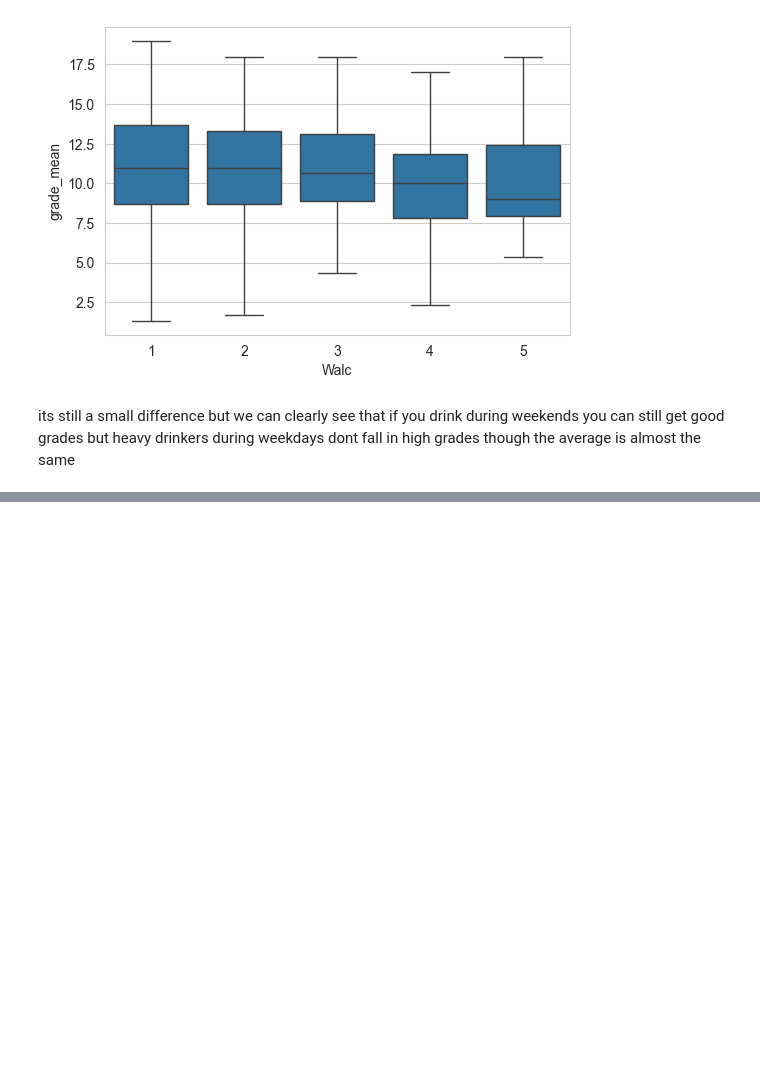
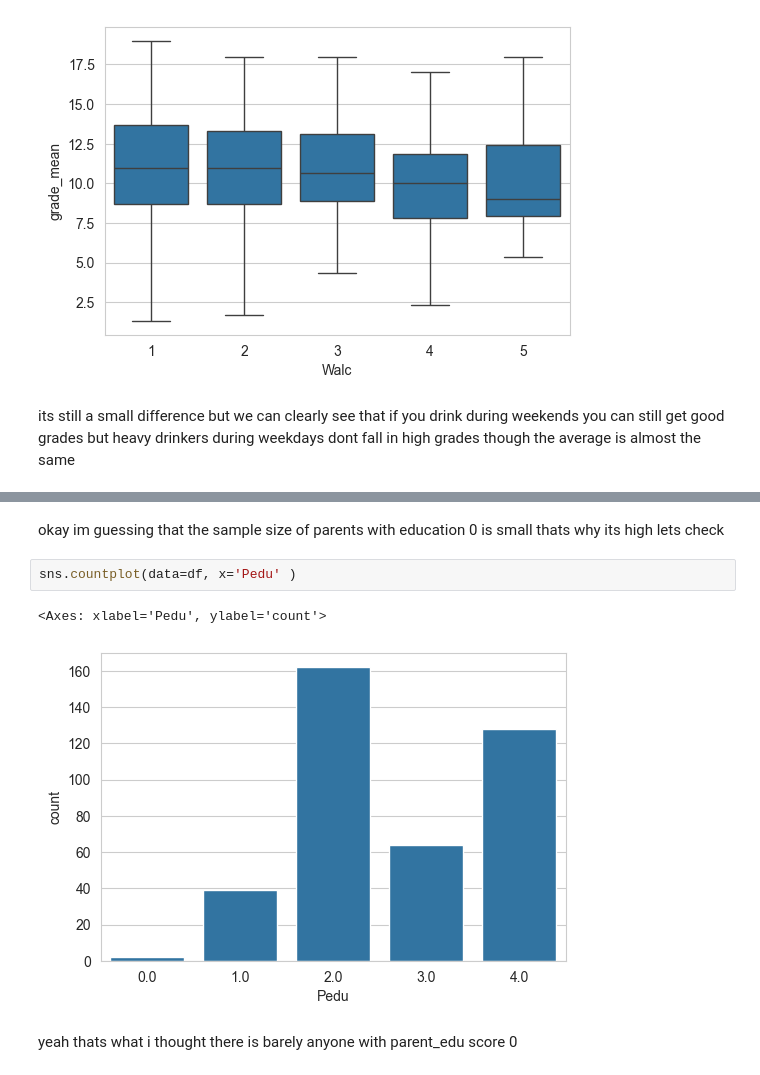
Before and after one commit to 3wn00/data_science_portfolio, a Jupyter notebook: student_alchohol_consumption/main.ipynb, the cells around one changed output, grey strips where cells are left out. Cells and saved outputs as stored; diff of their text form; blank space fills up the shorter version.

```diff
--- a/student_alchohol_consumption/main.ipynb
+++ b/student_alchohol_consumption/main.ipynb
@@ -140,0 +173,9 @@ wadawdwa
+# %% [markdown]
+okay im guessing that the sample size of parents with education 0 is small thats why its high lets check
+# %%
+sns.countplot(data=df, x='Pedu' )
+# %% [output]
+<Axes: xlabel='Pedu', ylabel='count'>
+[figure, added]
+# %% [markdown]
+yeah thats what i thought there is barely anyone with parent_edu score 0
```
Also changed, not shown: parts of 22 cells of this notebook.
